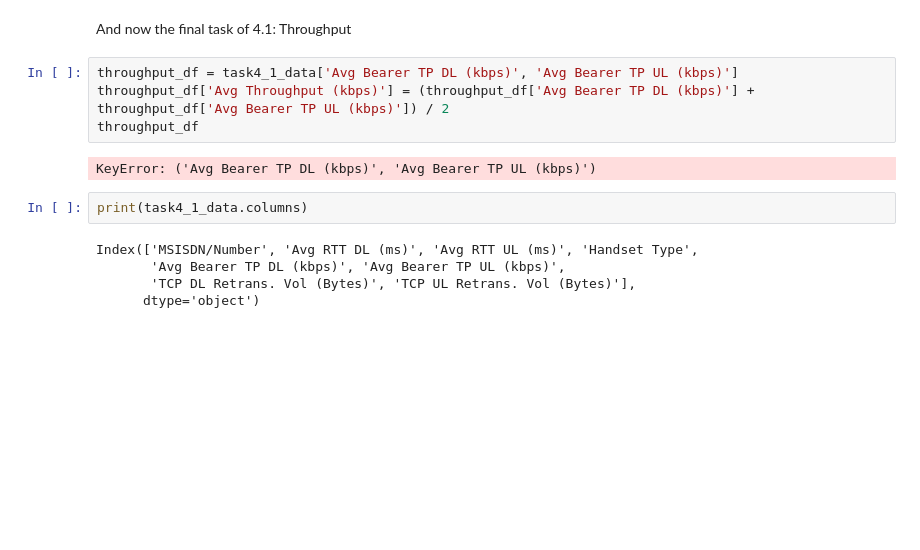
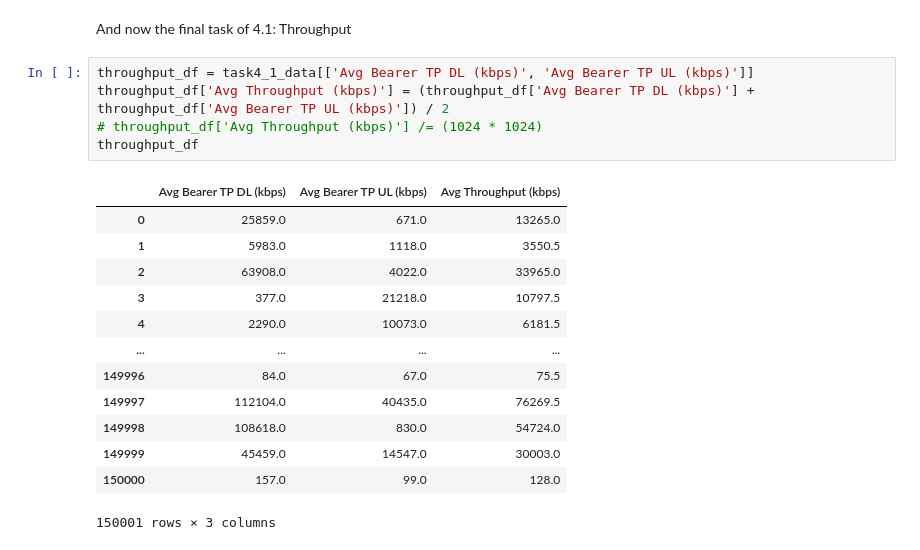
Before and after one commit to biniyam69/telecom, a Jupyter notebook: notebooks/Task4.ipynb, the cells around one changed output. Cells and saved outputs as stored; diff of their text form; blank space fills up the shorter version.

```diff
--- a/notebooks/Task4.ipynb
+++ b/notebooks/Task4.ipynb
@@ -181,15 +177,21 @@ Name: count, Length: 1394, dtype: int64
 # %% [markdown]
 And now the final task of 4.1: Throughput
 # %%
-throughput_df = task4_1_data['Avg Bearer TP DL (kbps)', 'Avg Bearer TP UL (kbps)']
+throughput_df = task4_1_data[['Avg Bearer TP DL (kbps)', 'Avg Bearer TP UL (kbps)']]
 throughput_df['Avg Throughput (kbps)'] = (throughput_df['Avg Bearer TP DL (kbps)'] + throughput_df['Avg Bearer TP UL (kbps)']) / 2
+# throughput_df['Avg Throughput (kbps)'] /= (1024 * 1024)
 throughput_df
 # %% [output]
+|  | Avg Bearer TP DL (kbps) | Avg Bearer TP UL (kbps) | Avg Throughput (kbps) |
+| 0 | 25859.0 | 671.0 | 13265.0 |
+| 1 | 5983.0 | 1118.0 | 3550.5 |
+| 2 | 63908.0 | 4022.0 | 33965.0 |
+| 3 | 377.0 | 21218.0 | 10797.5 |
+| 4 | 2290.0 | 10073.0 | 6181.5 |
+| ... | ... | ... | ... |
+| 149996 | 84.0 | 67.0 | 75.5 |
+| 149997 | 112104.0 | 40435.0 | 76269.5 |
+| 149998 | 108618.0 | 830.0 | 54724.0 |
+| 149999 | 45459.0 | 14547.0 | 30003.0 |
+| 150000 | 157.0 | 99.0 | 128.0 |
-KeyError: ('Avg Bearer TP DL (kbps)', 'Avg Bearer TP UL (kbps)')
+150001 rows × 3 columns
-# %%
-print(task4_1_data.columns)
-# %% [output]
-Index(['MSISDN/Number', 'Avg RTT DL (ms)', 'Avg RTT UL (ms)', 'Handset Type',
-       'Avg Bearer TP DL (kbps)', 'Avg Bearer TP UL (kbps)',
-       'TCP DL Retrans. Vol (Bytes)', 'TCP UL Retrans. Vol (Bytes)'],
-      dtype='object')
```
Also changed, not shown: parts of 4 cells of this notebook.
